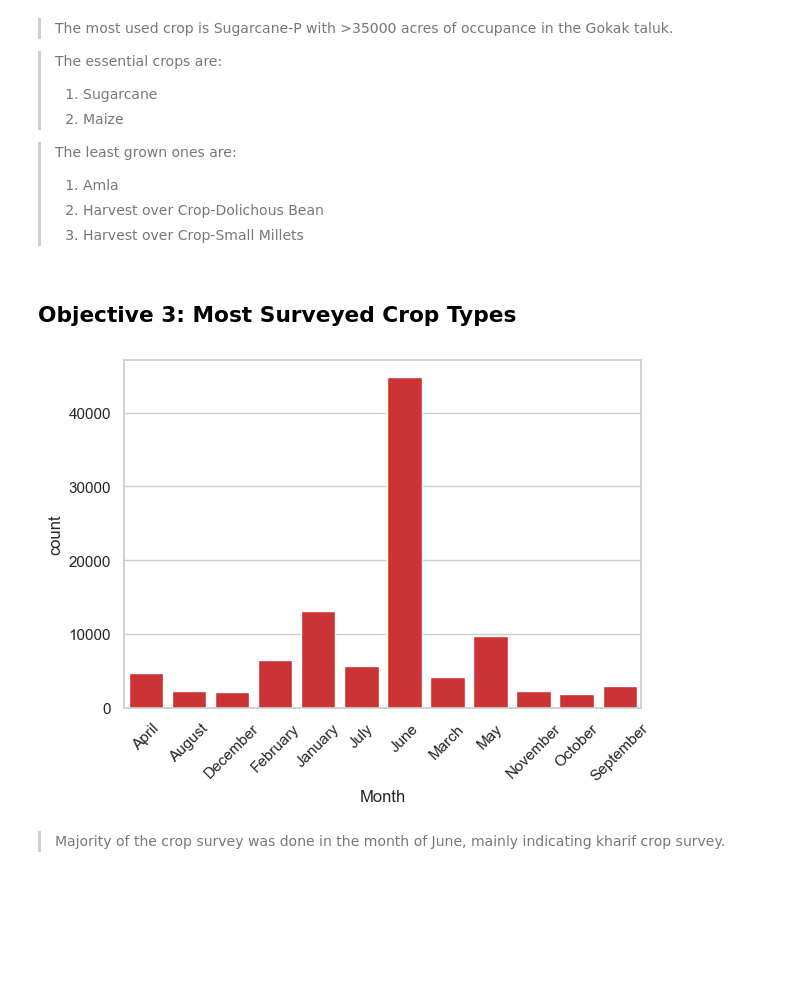
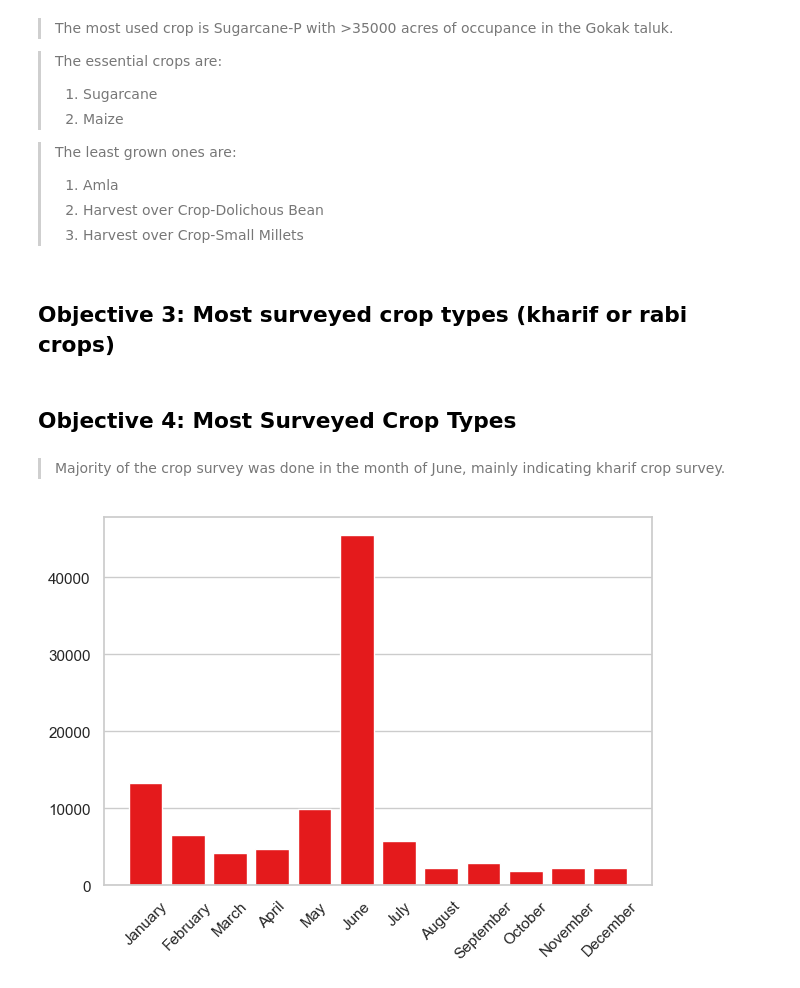
Before and after one commit to vishnutg14/data-analysis-projects, a Jupyter notebook: solutions/04_cropsurvey_analysis/04_cropsurvey.ipynb, the cells around one changed output. Cells and saved outputs as stored; diff of their text form; code cells hidden in the pictures; blank space fills up the shorter version.

```diff
--- a/solutions/04_cropsurvey_analysis/04_cropsurvey.ipynb
+++ b/solutions/04_cropsurvey_analysis/04_cropsurvey.ipynb
@@ -110,16 +109,21 @@ crop_df_rev
 > 1. Amla
 > 2. Harvest over Crop-Dolichous Bean
 > 3. Harvest over Crop-Small Millets
+# %% [markdown]
+## Objective 3: Most surveyed crop types (kharif or rabi crops)
 # %% [markdown]
-## Objective 3: Most Surveyed Crop Types
+## Objective 4: Most Surveyed Crop Types
-# %%
-month_df = df.dropna(subset=['Month']).value_counts(['Month']).reset_index() # dropping null values and sorting most occuring values using value_counts()
-sns.barplot(data=month_df, x='Month', y='count') # counting which month is the most used for the data
-plt.xticks(rotation=45) # rotating xticks
-plt.tight_layout()
-plt.savefig('mostsurveyedcrop.png', dpi=1600)
-plt.show()
-# %% [output]
-[figure, removed]
 # %% [markdown]
 > Majority of the crop survey was done in the month of June, mainly indicating kharif crop survey.
+# %%
+month_order = ['January', 'February', 'March', 'April', 'May', 'June', 'July', 'August', 'September', 'October', 'November', 'December']
+month_df = df.dropna(subset=["Month"]).value_counts('Month').reset_index()
+month_df["Month"] = pd.Categorical(month_df["Month"], categories=month_order, ordered=True)
+month_df = month_df.sort_values(by='Month')
+plt.bar(month_df["Month"], month_df["count"])
+plt.grid(axis="x")
+plt.xticks(rotation=45)
+plt.tight_layout()
+plt.savefig('mostsurveyedcrop_month.png')
+# %% [output]
+[figure, added]
```
Also changed, not shown: parts of 5 cells of this notebook, 4 other files.
